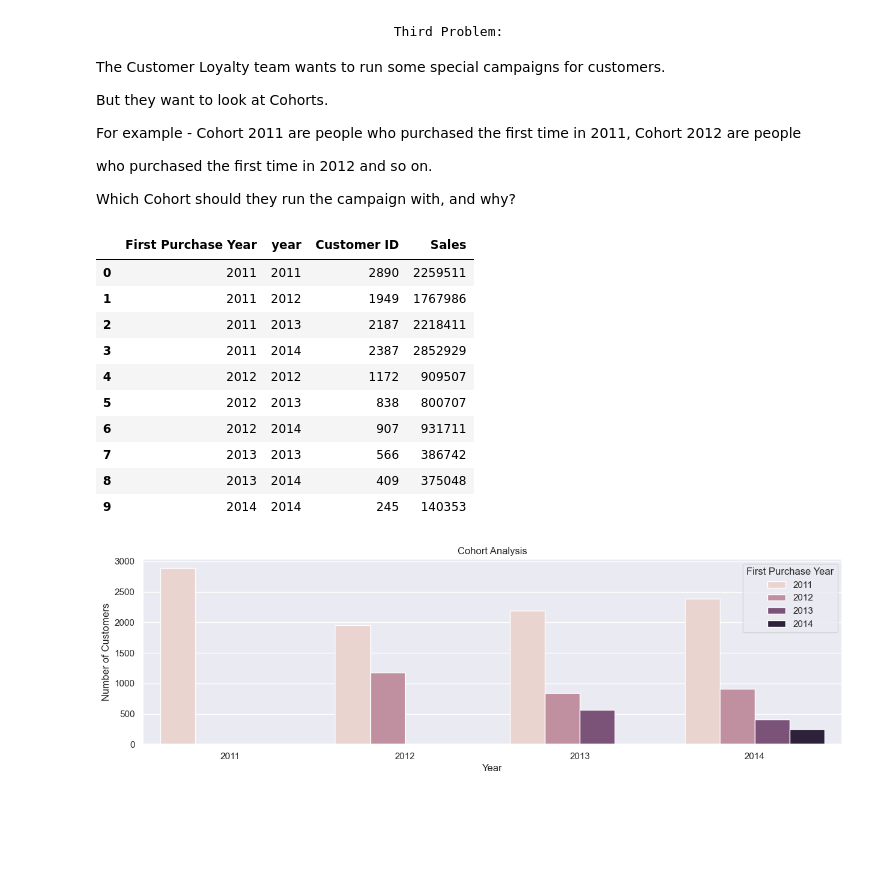
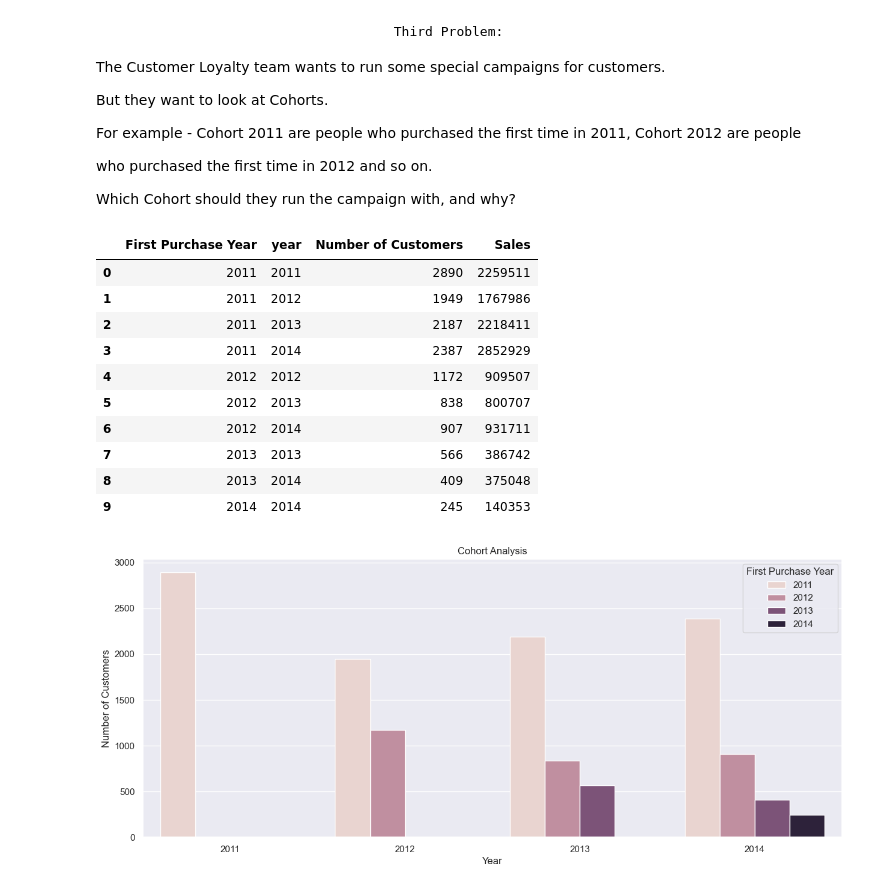
Before and after one commit to saifghostrider454/AdvertisementCaseStudy, a Jupyter notebook: EDA/eda.ipynb, the cells around one changed output. Saved outputs shown, nothing was run; the diff lists cells and outputs as text; code cells hidden in the pictures; blank space fills up the shorter version.

```diff
--- a/EDA/eda.ipynb
+++ b/EDA/eda.ipynb
@@ -374,9 +374,9 @@ cohort_data = df.groupby(['First Purchase Year', 'year']).agg({
     'Customer ID': 'nunique',  # Count the number of unique customers
     'Sales': 'sum'  # Sum of sales
 }).reset_index()
-cohort_data
+cohort_data.rename(columns={'Customer ID': 'Number of Customers'})
 # %% [output]
-|  | First Purchase Year | year | Customer ID | Sales |
+|  | First Purchase Year | year | Number of Customers | Sales |
 | 0 | 2011 | 2011 | 2890 | 2259511 |
 | 1 | 2011 | 2012 | 1949 | 1767986 |
 | 2 | 2011 | 2013 | 2187 | 2218411 |
@@ -388,15 +388,15 @@ cohort_data
 | 8 | 2013 | 2014 | 409 | 375048 |
 | 9 | 2014 | 2014 | 245 | 140353 |
 # %%
-plt.figure(figsize=[15, 4])
+plt.figure(figsize=[15, 6])
 
 sns.barplot(data=cohort_data, x='year', y='Customer ID', hue='First Purchase Year')
 plt.xlabel('Year')
 plt.ylabel('Number of Customers')
 plt.title('Cohort Analysis')
 
 
 plt.savefig("Cohort Analysis.jpg")
 plt.show()
 # %% [output]
-[figure, old version]
+[figure, new version]
```
